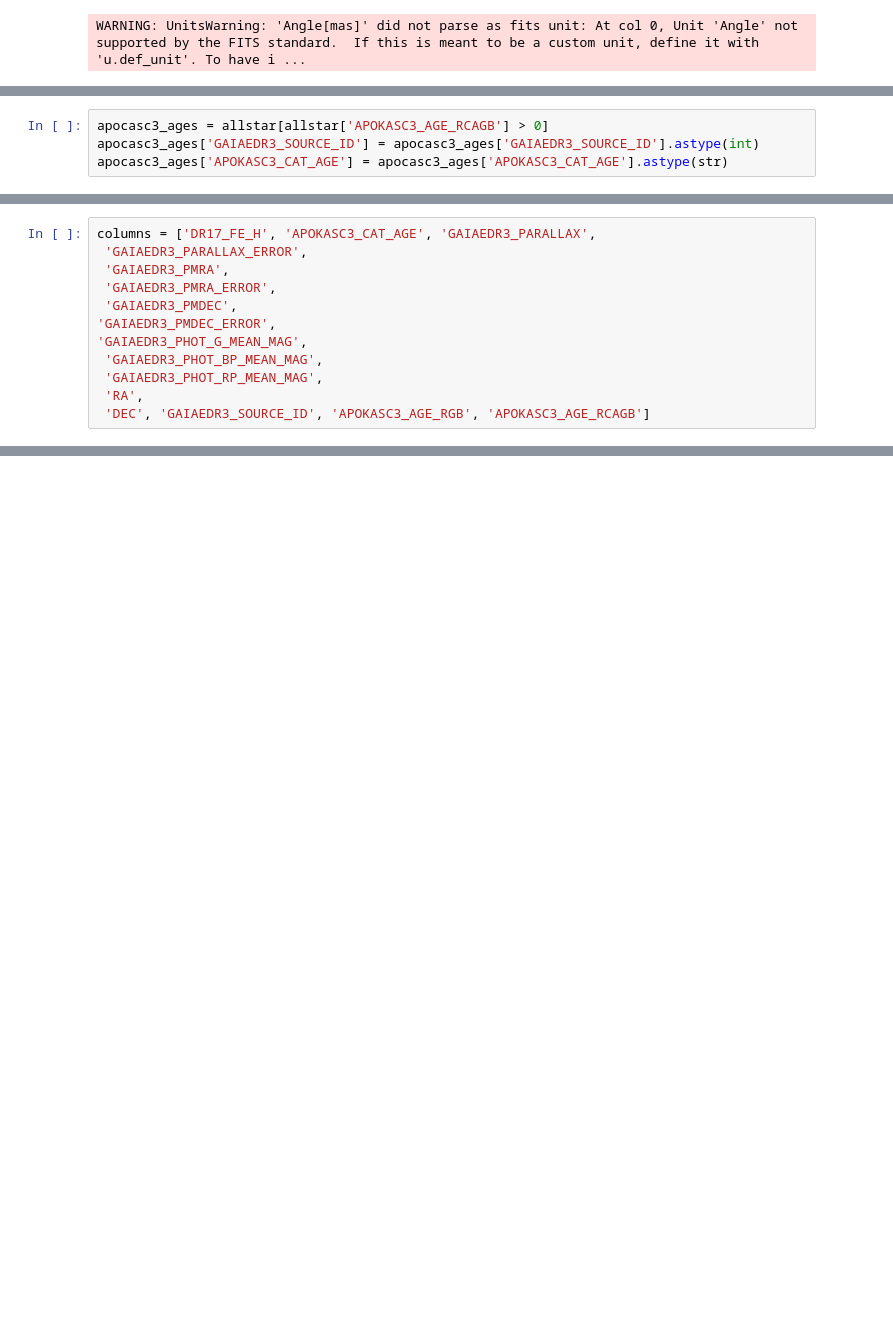
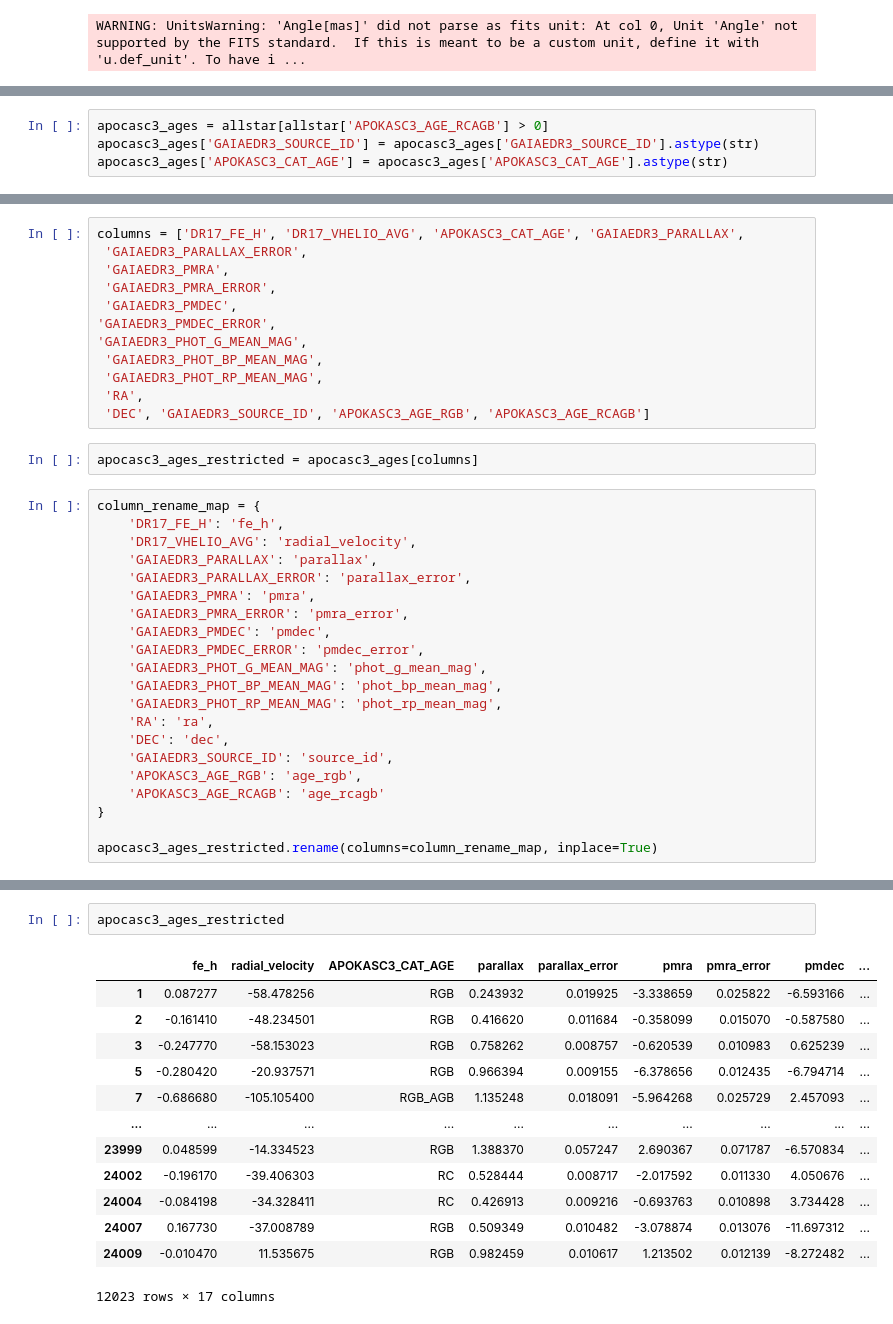
Before and after one commit to vadibekyan/AbundanceML, a Jupyter notebook: samples/apokask_fits_read.ipynb, the cells around one changed output, grey strips where cells are left out. Drawn from its saved outputs; the diff is of its cells as text; blank space fills up the shorter version.

```diff
--- a/samples/apokask_fits_read.ipynb
+++ b/samples/apokask_fits_read.ipynb
@@ -16,6 +36,6 @@ WARNING: UnitsWarning: 'Angle[mas]' did not parse as fits unit: At col 0, Unit '
 # %%
 apocasc3_ages = allstar[allstar['APOKASC3_AGE_RCAGB'] > 0]
-apocasc3_ages['GAIAEDR3_SOURCE_ID'] = apocasc3_ages['GAIAEDR3_SOURCE_ID'].astype(int)
+apocasc3_ages['GAIAEDR3_SOURCE_ID'] = apocasc3_ages['GAIAEDR3_SOURCE_ID'].astype(str)
 apocasc3_ages['APOKASC3_CAT_AGE'] = apocasc3_ages['APOKASC3_CAT_AGE'].astype(str)
 # %% [output]
 A value is trying to be set on a copy of a slice from a DataFrame.
@@ -29,7 +49,7 @@ Try using .loc[row_indexer,col_indexer] = value instead
 See the caveats in the documentation: https://pandas.pydata.org/pandas-docs/stable/user_guide/indexing.html#returning-a-view-versus-a-copy
   apocasc3_ages['APOKASC3_CAT_AGE'] = apocasc3_ages['APOKASC3_CAT_AGE'].astype(str)
 # %%
-columns = ['DR17_FE_H', 'APOKASC3_CAT_AGE', 'GAIAEDR3_PARALLAX',
+columns = ['DR17_FE_H', 'DR17_VHELIO_AVG', 'APOKASC3_CAT_AGE', 'GAIAEDR3_PARALLAX',
  'GAIAEDR3_PARALLAX_ERROR',
  'GAIAEDR3_PMRA',
  'GAIAEDR3_PMRA_ERROR',
@@ -40,3 +60,26 @@ columns = ['DR17_FE_H', 'APOKASC3_CAT_AGE', 'GAIAEDR3_PARALLAX',
  'GAIAEDR3_PHOT_RP_MEAN_MAG',
  'RA',
  'DEC', 'GAIAEDR3_SOURCE_ID', 'APOKASC3_AGE_RGB', 'APOKASC3_AGE_RCAGB']
+# %%
+apocasc3_ages_restricted = apocasc3_ages[columns]
+# %%
+column_rename_map = {
+    'DR17_FE_H': 'fe_h',
+    'DR17_VHELIO_AVG': 'radial_velocity',
+    'GAIAEDR3_PARALLAX': 'parallax',
+    'GAIAEDR3_PARALLAX_ERROR': 'parallax_error',
+    'GAIAEDR3_PMRA': 'pmra',
+    'GAIAEDR3_PMRA_ERROR': 'pmra_error',
+    'GAIAEDR3_PMDEC': 'pmdec',
+    'GAIAEDR3_PMDEC_ERROR': 'pmdec_error',
+    'GAIAEDR3_PHOT_G_MEAN_MAG': 'phot_g_mean_mag',
+    'GAIAEDR3_PHOT_BP_MEAN_MAG': 'phot_bp_mean_mag',
+    'GAIAEDR3_PHOT_RP_MEAN_MAG': 'phot_rp_mean_mag',
+    'RA': 'ra',
+    'DEC': 'dec',
+    'GAIAEDR3_SOURCE_ID': 'source_id',
+    'APOKASC3_AGE_RGB': 'age_rgb',
+    'APOKASC3_AGE_RCAGB': 'age_rcagb'
+}
+
+apocasc3_ages_restricted.rename(columns=column_rename_map, inplace=True)
@@ -42,0 +91,16 @@ columns = ['DR17_FE_H', 'APOKASC3_CAT_AGE', 'GAIAEDR3_PARALLAX',
+# %%
+apocasc3_ages_restricted
+# %% [output]
+|  | fe_h | radial_velocity | APOKASC3_CAT_AGE | parallax | parallax_error | pmra | pmra_error | pmdec | ... |
+| 1 | 0.087277 | -58.478256 | RGB | 0.243932 | 0.019925 | -3.338659 | 0.025822 | -6.593166 | ... |
+| 2 | -0.161410 | -48.234501 | RGB | 0.416620 | 0.011684 | -0.358099 | 0.015070 | -0.587580 | ... |
+| 3 | -0.247770 | -58.153023 | RGB | 0.758262 | 0.008757 | -0.620539 | 0.010983 | 0.625239 | ... |
+| 5 | -0.280420 | -20.937571 | RGB | 0.966394 | 0.009155 | -6.378656 | 0.012435 | -6.794714 | ... |
+| 7 | -0.686680 | -105.105400 | RGB_AGB | 1.135248 | 0.018091 | -5.964268 | 0.025729 | 2.457093 | ... |
+| ... | ... | ... | ... | ... | ... | ... | ... | ... | ... |
+| 23999 | 0.048599 | -14.334523 | RGB | 1.388370 | 0.057247 | 2.690367 | 0.071787 | -6.570834 | ... |
+| 24002 | -0.196170 | -39.406303 | RC | 0.528444 | 0.008717 | -2.017592 | 0.011330 | 4.050676 | ... |
+| 24004 | -0.084198 | -34.328411 | RC | 0.426913 | 0.009216 | -0.693763 | 0.010898 | 3.734428 | ... |
+| 24007 | 0.167730 | -37.008789 | RGB | 0.509349 | 0.010482 | -3.078874 | 0.013076 | -11.697312 | ... |
+| 24009 | -0.010470 | 11.535675 | RGB | 0.982459 | 0.010617 | 1.213502 | 0.012139 | -8.272482 | ... |
+12023 rows × 17 columns
```
Also changed, not shown: parts of 9 cells of this notebook, 5 other files.
